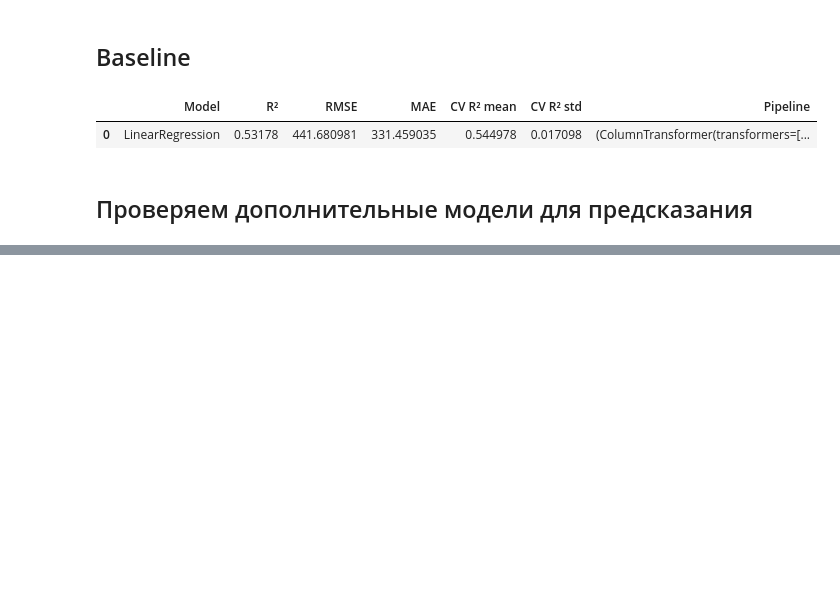
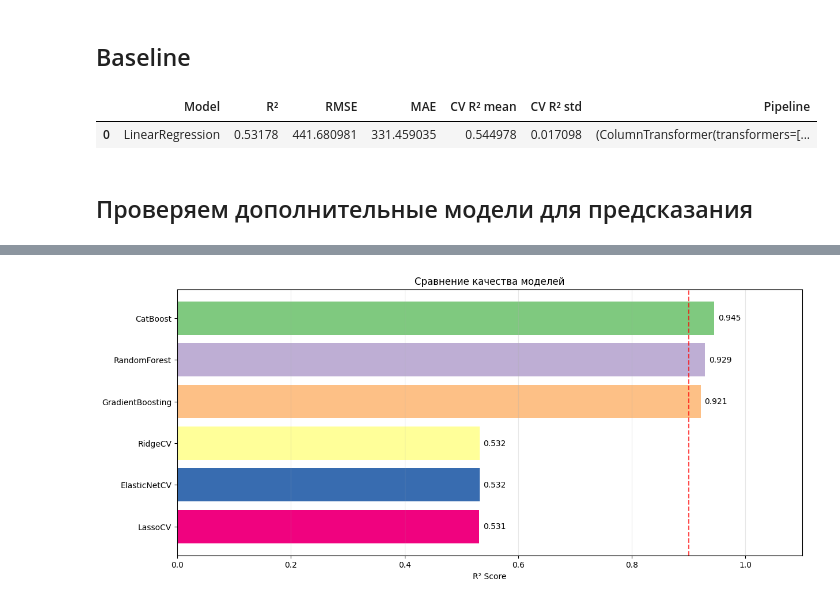
Before and after one commit to avpole/ML-Basic-homeworks, a Jupyter notebook: final_project/final_project.ipynb, the cells around one changed output, grey strips where cells are left out. Cells and saved outputs as stored; diff of their text form; code cells hidden in the pictures; blank space fills up the shorter version.

Commit message:
Сохраняем инференс + новый график сравнения моделей + дополнение к выводам

```diff
--- a/final_project/final_project.ipynb
+++ b/final_project/final_project.ipynb
@@ -430,4 +432,20 @@ results_df
 | 5 | LassoCV | 0.531408 | 441.856333 | 331.334838 | 0.544914 | 0.016776 | (ColumnTransformer(transformers=[... |
+# %%
+models = results_df['Model']
+r2_scores = results_df['R²']
+
+plt.figure(figsize=(14,6))
+bars = plt.barh(results_df['Model'], results_df['R²'], color=plt.cm.Accent(range(len(results_df))))
+plt.bar_label(bars, fmt='%.3f', padding=5)
+plt.axvline(x=0.9, color='red', linestyle='--', alpha=0.7)
+plt.xlabel('R² Score')
+plt.title('Сравнение качества моделей')
+plt.xlim(0, 1.1)
+plt.grid(axis='x', alpha=0.3)
+plt.gca().invert_yaxis()
+plt.show()
+# %% [output]
+[figure, added]
 # %%
 best_model = results_df.iloc[0]['Pipeline'].named_steps['regressor']
 best_model_name = results_df.iloc[0]['Model']
```
Also changed, not shown: parts of 6 cells of this notebook.
